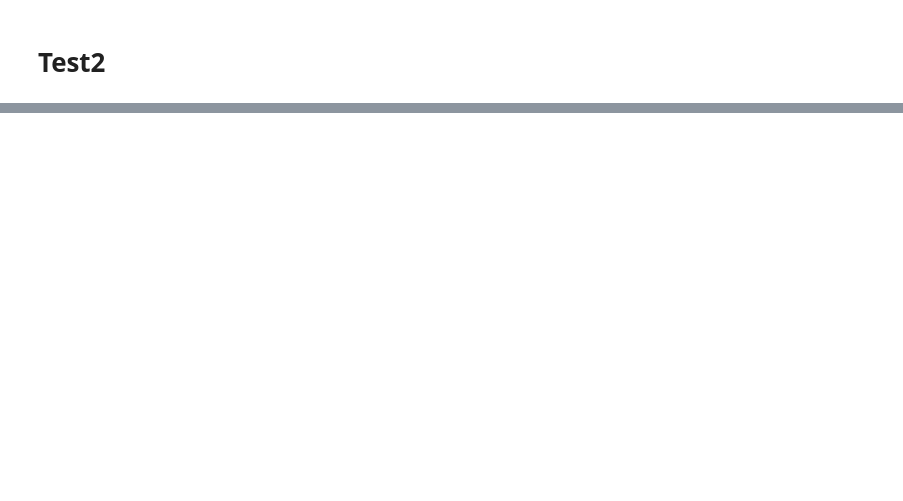
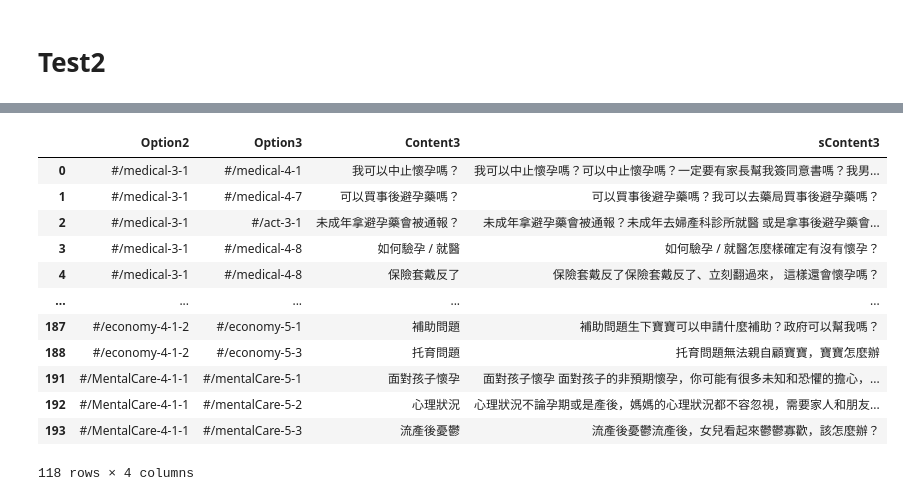
Before and after one commit to TzuChingg/Aragaki-Yui2, a Jupyter notebook: 小蝴蝶.ipynb, the cells around one changed output, grey strips where cells are left out. Drawn from its saved outputs; the diff is of its cells as text; code cells hidden in the pictures; blank space fills up the shorter version.

```diff
--- a/小蝴蝶.ipynb
+++ b/小蝴蝶.ipynb
@@ -384,0 +639,16 @@ dict1
+# %%
+A[['Option2', 'Option3', 'Content3', 'sContent3']].drop_duplicates()
+# %% [output]
+|  | Option2 | Option3 | Content3 | sContent3 |
+| 0 | #/medical-3-1 | #/medical-4-1 | 我可以中止懷孕嗎？ | 我可以中止懷孕嗎？可以中止懷孕嗎？一定要有家長幫我簽同意書嗎？我男... |
+| 1 | #/medical-3-1 | #/medical-4-7 | 可以買事後避孕藥嗎？ | 可以買事後避孕藥嗎？我可以去藥局買事後避孕藥嗎？ |
+| 2 | #/medical-3-1 | #/act-3-1 | 未成年拿避孕藥會被通報？ | 未成年拿避孕藥會被通報？未成年去婦產科診所就醫 或是拿事後避孕藥會... |
+| 3 | #/medical-3-1 | #/medical-4-8 | 如何驗孕 / 就醫 | 如何驗孕 / 就醫怎麼樣確定有沒有懷孕？ |
+| 4 | #/medical-3-1 | #/medical-4-8 | 保險套戴反了 | 保險套戴反了保險套戴反了、立刻翻過來， 這樣還會懷孕嗎？ |
+| ... | ... | ... | ... | ... |
+| 187 | #/economy-4-1-2 | #/economy-5-1 | 補助問題 | 補助問題生下寶寶可以申請什麼補助？政府可以幫我嗎？ |
+| 188 | #/economy-4-1-2 | #/economy-5-3 | 托育問題 | 托育問題無法親自顧寶寶，寶寶怎麼辦 |
+| 191 | #/MentalCare-4-1-1 | #/mentalCare-5-1 | 面對孩子懷孕 | 面對孩子懷孕 面對孩子的非預期懷孕，你可能有很多未知和恐懼的擔心，... |
+| 192 | #/MentalCare-4-1-1 | #/mentalCare-5-2 | 心理狀況 | 心理狀況不論孕期或是產後，媽媽的心理狀況都不容忽視，需要家人和朋友... |
+| 193 | #/MentalCare-4-1-1 | #/mentalCare-5-3 | 流產後憂鬱 | 流產後憂鬱流產後，女兒看起來鬱鬱寡歡，該怎麼辦？ |
+118 rows × 4 columns
```
Also changed, not shown: parts of 22 cells of this notebook.
